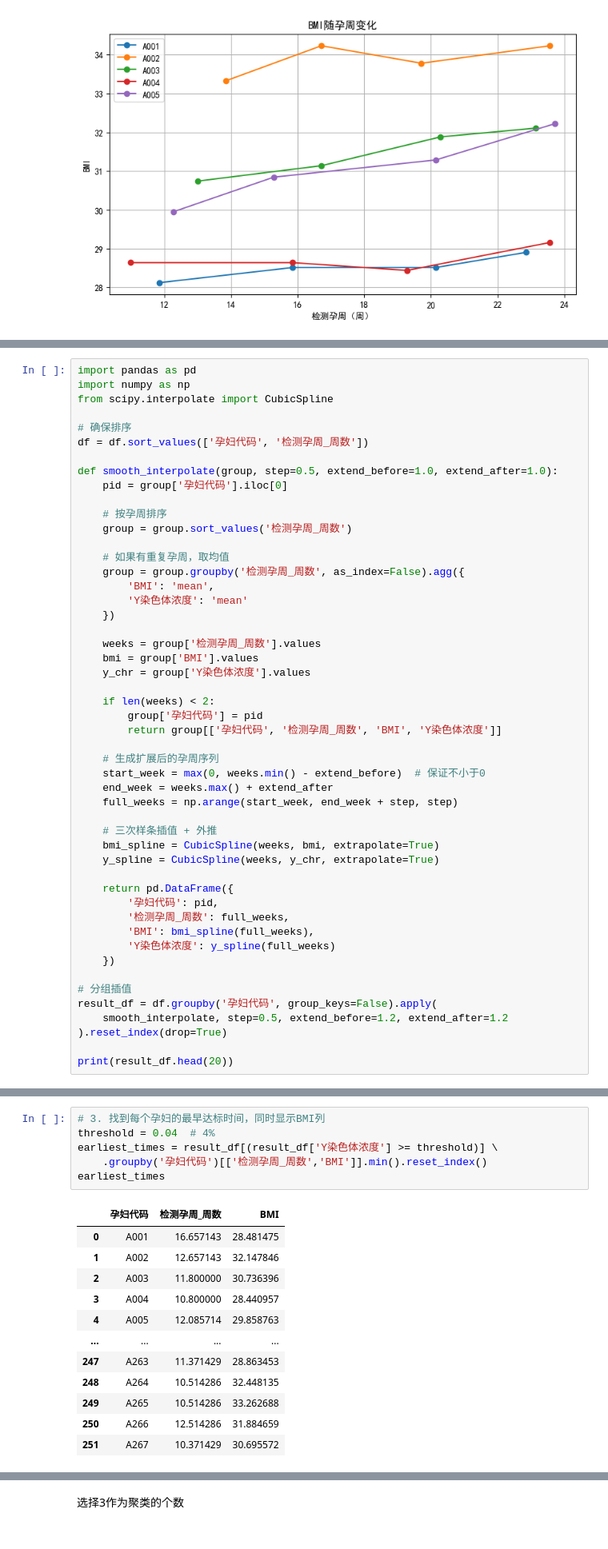
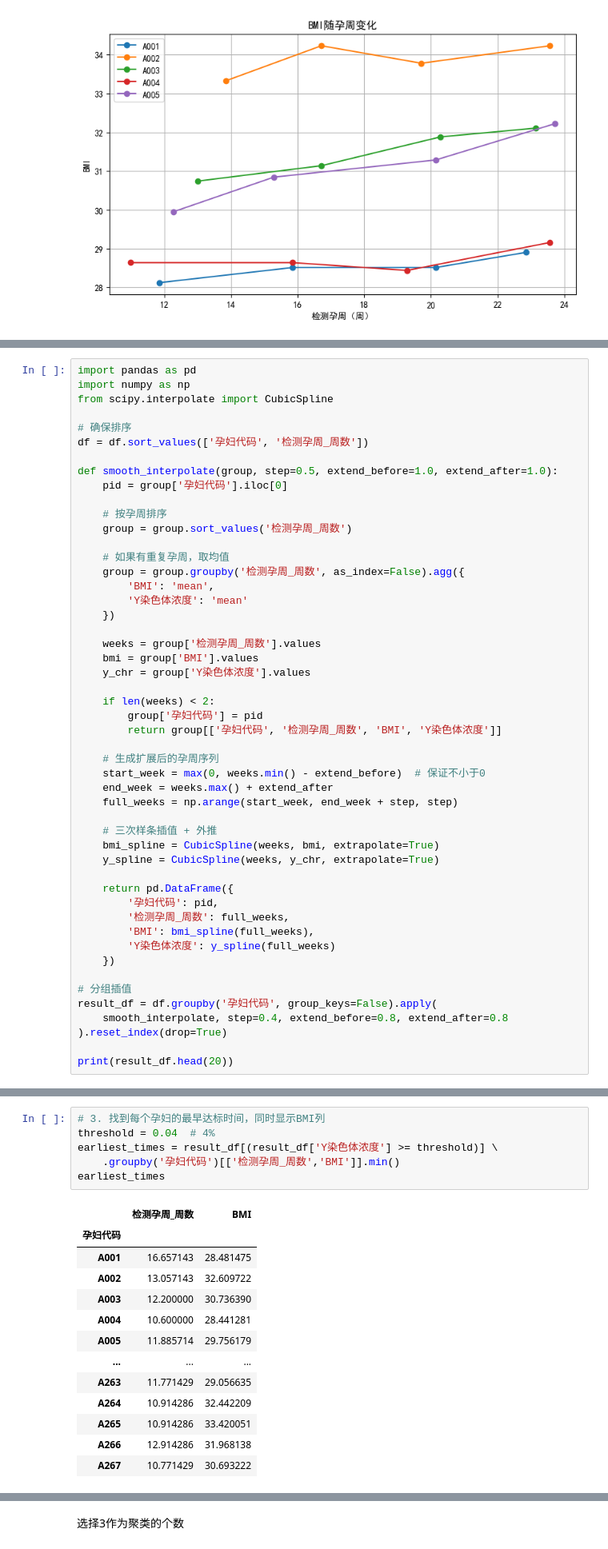
Before and after one commit to heerheer/sxjm-2025-school, a Jupyter notebook: ques2.ipynb, the cells around one changed output, grey strips where cells are left out. Shown at 80% size. Saved outputs shown, nothing was run; the diff lists cells and outputs as text.

```diff
--- a/ques2.ipynb
+++ b/ques2.ipynb
@@ -116,7 +118,7 @@ def smooth_interpolate(group, step=0.5, extend_before=1.0, extend_after=1.0):
 
 # 分组插值
 result_df = df.groupby('孕妇代码', group_keys=False).apply(
-    smooth_interpolate, step=0.5, extend_before=1.2, extend_after=1.2
+    smooth_interpolate, step=0.4, extend_before=0.8, extend_after=0.8
 ).reset_index(drop=True)
 
 print(result_df.head(20))
@@ -143,19 +164,20 @@ show_plts(result_df)
 # %%
 # 3. 找到每个孕妇的最早达标时间，同时显示BMI列
 threshold = 0.04  # 4%
 earliest_times = result_df[(result_df['Y染色体浓度'] >= threshold)] \
-    .groupby('孕妇代码')[['检测孕周_周数','BMI']].min().reset_index()
+    .groupby('孕妇代码')[['检测孕周_周数','BMI']].min()
 earliest_times
 # %% [output]
-|  | 孕妇代码 | 检测孕周_周数 | BMI |
-| 0 | A001 | 16.657143 | 28.481475 |
-| 1 | A002 | 12.657143 | 32.147846 |
-| 2 | A003 | 11.800000 | 30.736396 |
-| 3 | A004 | 10.800000 | 28.440957 |
-| 4 | A005 | 12.085714 | 29.858763 |
-| ... | ... | ... | ... |
-| 247 | A263 | 11.371429 | 28.863453 |
-| 248 | A264 | 10.514286 | 32.448135 |
-| 249 | A265 | 10.514286 | 33.262688 |
-| 250 | A266 | 12.514286 | 31.884659 |
-| 251 | A267 | 10.371429 | 30.695572 |
+|  | 检测孕周_周数 | BMI |
+| 孕妇代码 |  |  |
+| A001 | 16.657143 | 28.481475 |
+| A002 | 13.057143 | 32.609722 |
+| A003 | 12.200000 | 30.736390 |
+| A004 | 10.600000 | 28.441281 |
+| A005 | 11.885714 | 29.756179 |
+| ... | ... | ... |
+| A263 | 11.771429 | 29.056635 |
+| A264 | 10.914286 | 32.442209 |
+| A265 | 10.914286 | 33.420051 |
+| A266 | 12.914286 | 31.968138 |
+| A267 | 10.771429 | 30.693222 |
```
Also changed, not shown: parts of 32 cells of this notebook, 1 other file.
